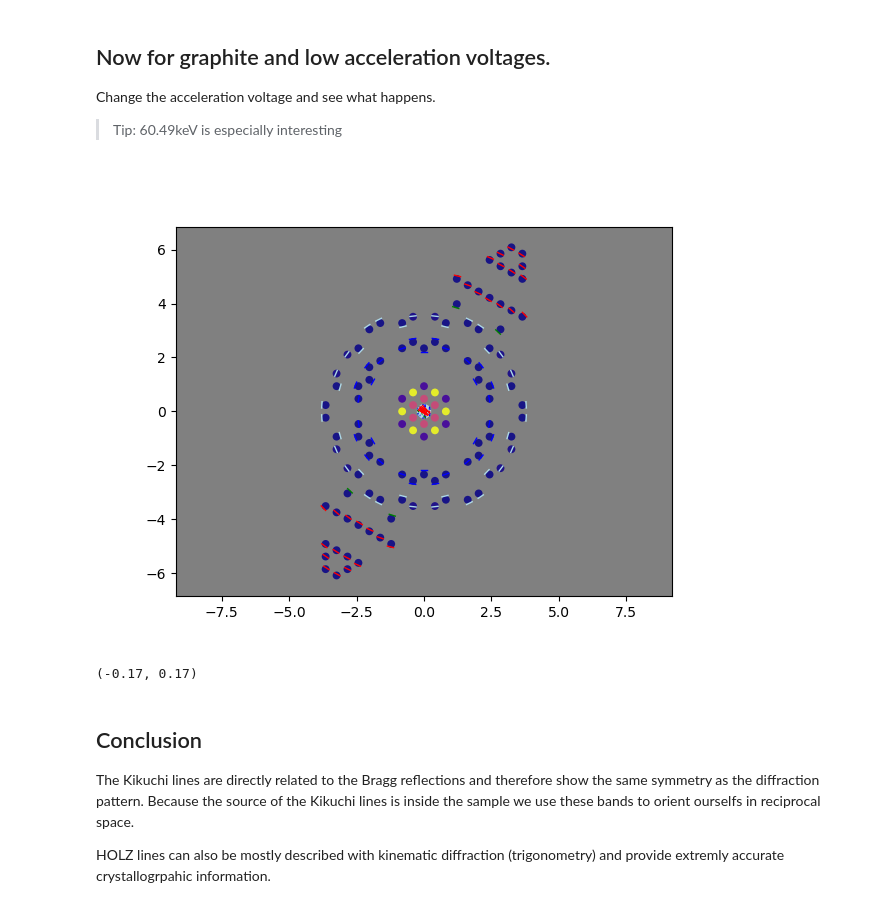
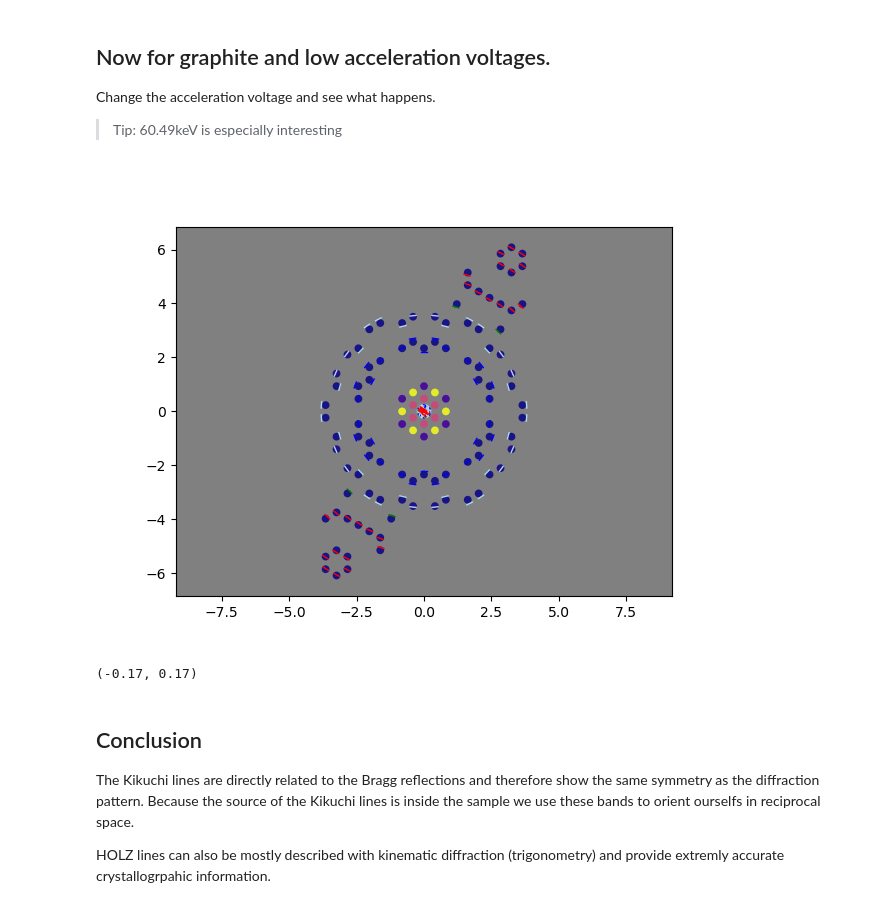
Before and after one commit to gduscher/MLSTEM2024, a Jupyter notebook: Day2/2_Kikuchi.ipynb, the cells around one changed output. Drawn from its saved outputs; the diff is of its cells as text; code cells hidden in the pictures.

```diff
--- a/Day2/2_Kikuchi.ipynb
+++ b/Day2/2_Kikuchi.ipynb
@@ -661,36 +661,36 @@ Change the acceleration voltage and see what happens.
 
 # ----- Input -----------
 crystal_name = 'graphite'
-acceleration_voltage_V =  61.49 * 1000.0
+acceleration_voltage_V =  60.49 * 1000.0
 # -----------------------
 
 atoms = ks.structure_by_name(crystal_name)
 
 atoms.info['experimental'] = {'crystal_name': crystal_name,
                               'acceleration_voltage_V': acceleration_voltage_V, #V
                               'convergence_angle_mrad': 7.,
                               'Sg_max': .03,   # 1/Ang  maximum allowed excitation error ; This parameter is related to the thickness
                               'hkl_max': 9,   # Highest evaluated Miller indices
                               'zone_hkl': np.array([0, 0, 1]),
                               'mistilt_alpha degree': .0,  # -45#-35-0.28-1+2.42
                               'mistilt_beta degree': 0.,
                               'plot_FOV': .5}
 
 ks.kinematic_scattering(atoms, verbose=False)
 atoms.info['output']=(ks.plotHOLZ_parameter())
 atoms.info['output']['plot_reflections']=True
 atoms.info['output']['plot_Kikuchi']=False
 atoms.info['output']['linewidth_HOLZ'] = 1
 atoms.info['output']['plot_HOLZ']=True
 
 
 ks.plot_diffraction_pattern(atoms)
 
 plt.title(crystal_name + ': ' + str(atoms.info['experimental']['zone_hkl']))
 plt.gca().set_xlim(-.17,.17)
 plt.gca().set_ylim(-.17,.17)
 # %% [output]
-[figure, old version]
+[figure, new version]
 (-0.17, 0.17)
 # %% [markdown]
 ## Conclusion
```
Also changed, not shown: parts of 5 cells of this notebook, 7 other files.
